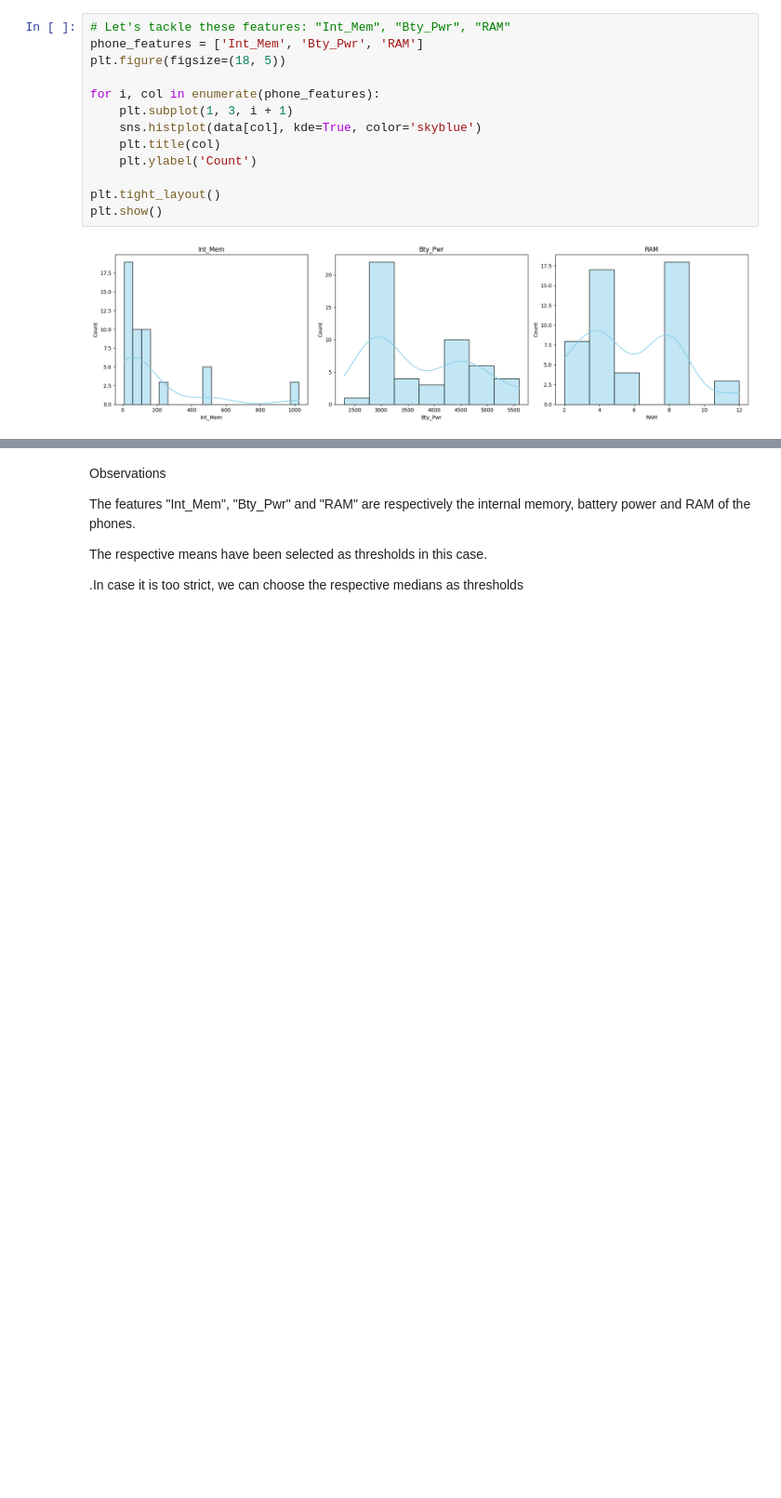
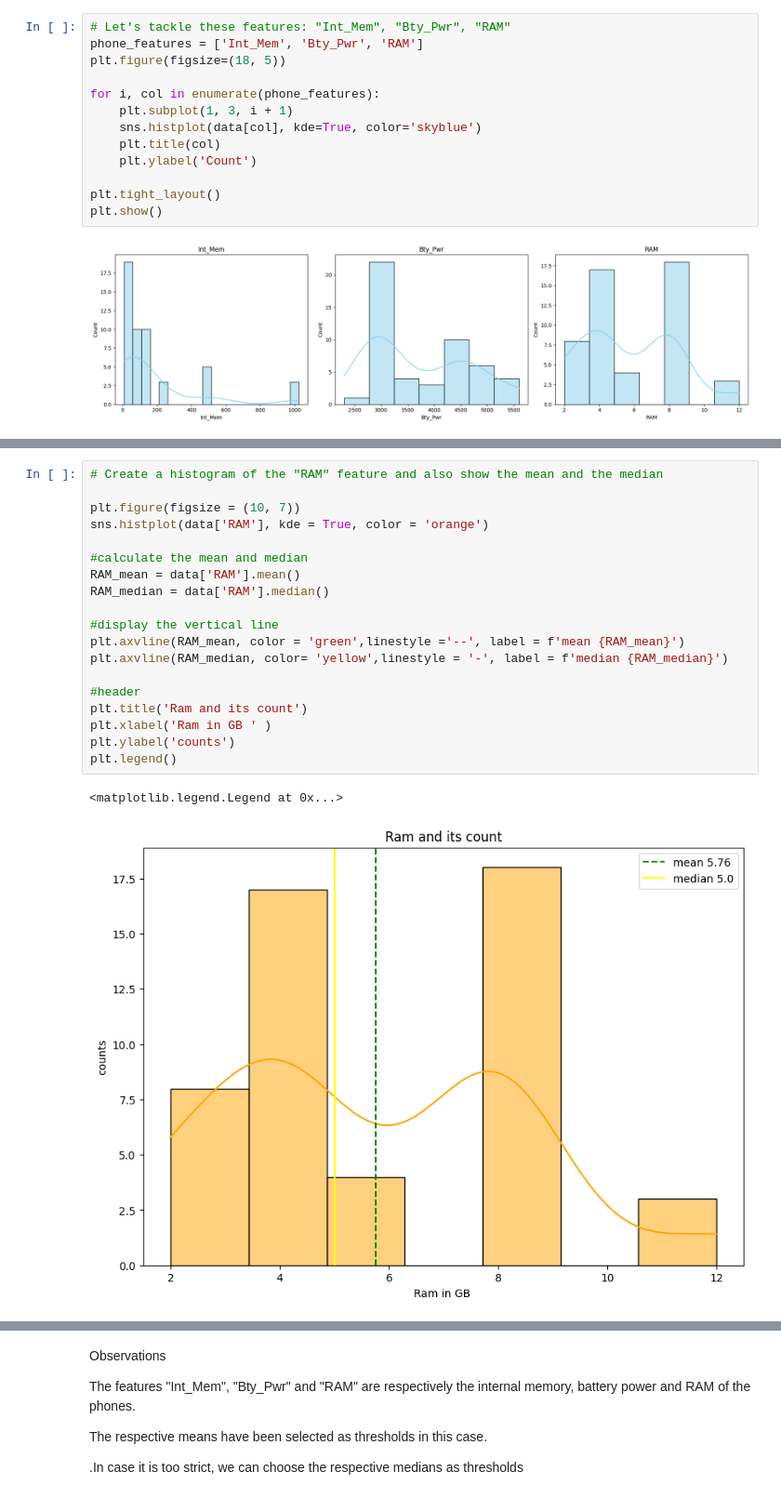
Before and after one commit to Subodhoraw/statistics-module-, a Jupyter notebook: Statistics Module Assignment.ipynb, the cells around one changed output, grey strips where cells are left out. Shown at 93% size. Cells and saved outputs as stored; diff of their text form; blank space fills up the shorter version.

```diff
--- a/Statistics Module Assignment.ipynb
+++ b/Statistics Module Assignment.ipynb
@@ -534,3 +571,25 @@ plt.show()
+# %%
+# Create a histogram of the "RAM" feature and also show the mean and the median
+
+plt.figure(figsize = (10, 7))
+sns.histplot(data['RAM'], kde = True, color = 'orange')
+
+#calculate the mean and median
+RAM_mean = data['RAM'].mean()
+RAM_median = data['RAM'].median()
+
+#display the vertical line
+plt.axvline(RAM_mean, color = 'green',linestyle ='--', label = f'mean {RAM_mean}')
+plt.axvline(RAM_median, color= 'yellow',linestyle = '-', label = f'median {RAM_median}')
+
+#header
+plt.title('Ram and its count')
+plt.xlabel('Ram in GB ' )
+plt.ylabel('counts')
+plt.legend()
+# %% [output]
+<matplotlib.legend.Legend at 0x...>
+[figure, added]
 # %%
 # The children want phones that have good internal memory, battery power and RAM
 # Consider the phones that have internal memory, battery power and RAM greater than or equal to their respective mean values
```
Also changed, not shown: parts of 11 cells of this notebook.
